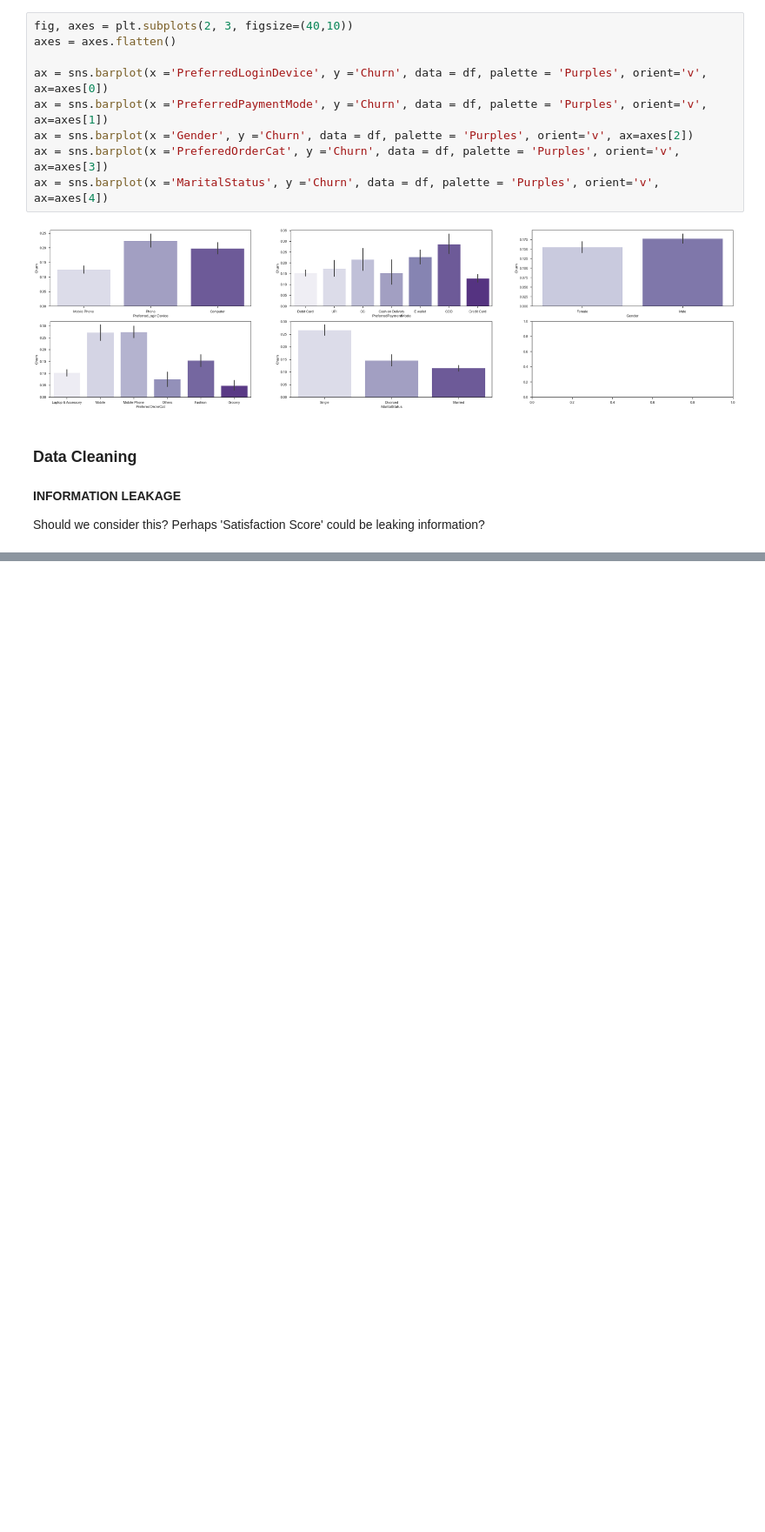
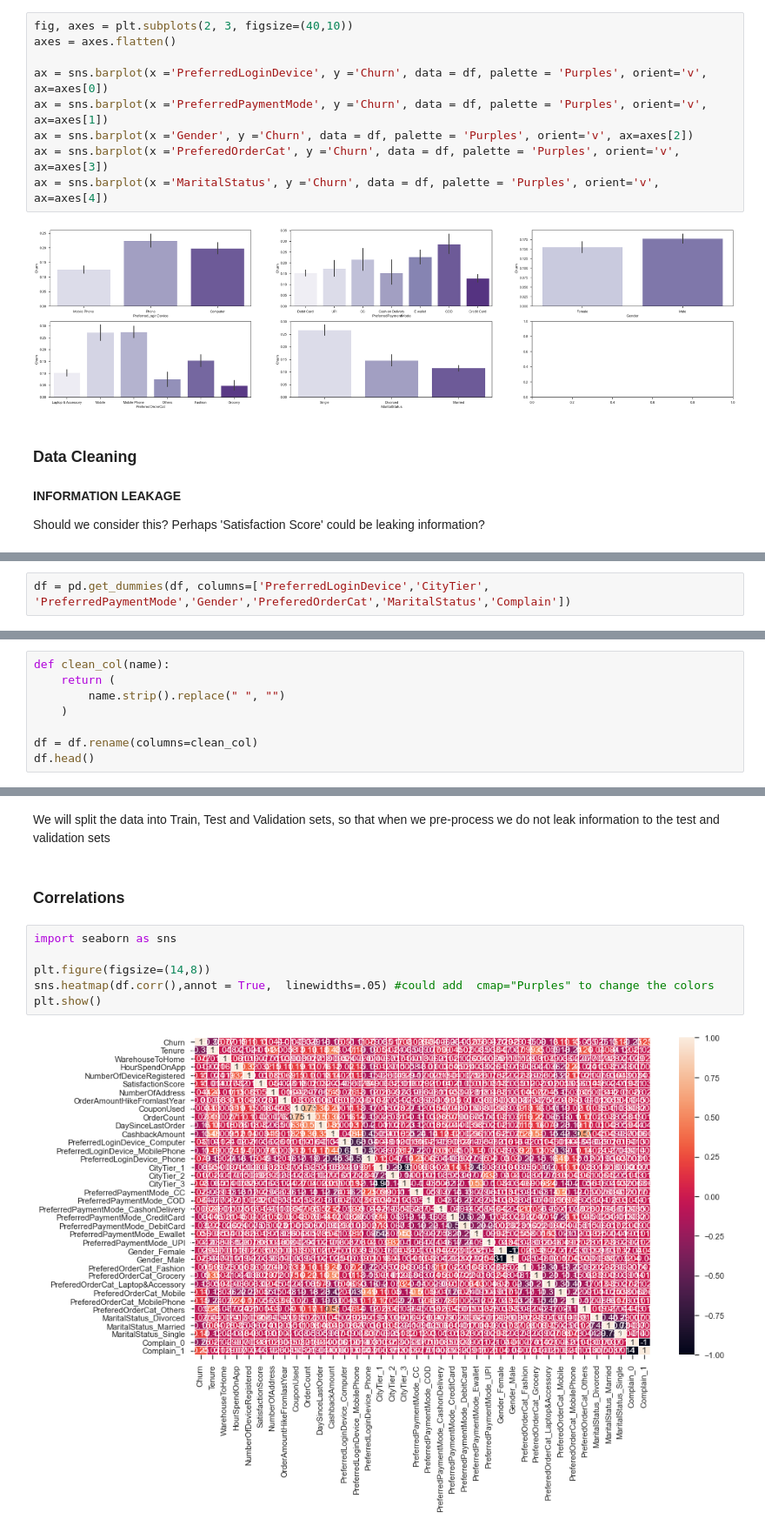
Before and after one commit to McGill-MMA-EnterpriseAnalytics/Churn-Analysis, a Jupyter notebook: Enterprise Group Project - DRAFT.ipynb, the cells around one changed output, grey strips where cells are left out. Shown at 87% size. Cells and saved outputs as stored; diff of their text form; blank space fills up the shorter version.

Commit message:
Edit notebook: Data Pre-processing and Modelling
Categorical encoding, correlations, filling missing values, outlier treatment, logistic regression, knn, random forest, XGBoost, AdaBoost, CatBoost

```diff
--- a/Enterprise Group Project - DRAFT.ipynb
+++ b/Enterprise Group Project - DRAFT.ipynb
@@ -411,0 +435,2 @@ Should we consider this? Perhaps 'Satisfaction Score' could be leaking informati
+# %%
+df = pd.get_dummies(df, columns=['PreferredLoginDevice','CityTier', 'PreferredPaymentMode','Gender','PreferedOrderCat','MaritalStatus','Complain'])
@@ -411,0 +469,8 @@ Should we consider this? Perhaps 'Satisfaction Score' could be leaking informati
+# %%
+def clean_col(name):
+    return (
+        name.strip().replace(" ", "")
+    )
+
+df = df.rename(columns=clean_col)
+df.head()
@@ -411,0 +485,12 @@ Should we consider this? Perhaps 'Satisfaction Score' could be leaking informati
+# %% [markdown]
+We will split the data into Train, Test and Validation sets, so that when we pre-process we do not leak information to the test and validation sets
+# %% [markdown]
+### Correlations
+# %%
+import seaborn as sns
+
+plt.figure(figsize=(14,8))
+sns.heatmap(df.corr(),annot = True,  linewidths=.05) #could add  cmap="Purples" to change the colors
+plt.show()
+# %% [output]
+[figure, added]
```
Also changed, not shown: parts of 90 cells of this notebook, 6 other files.
